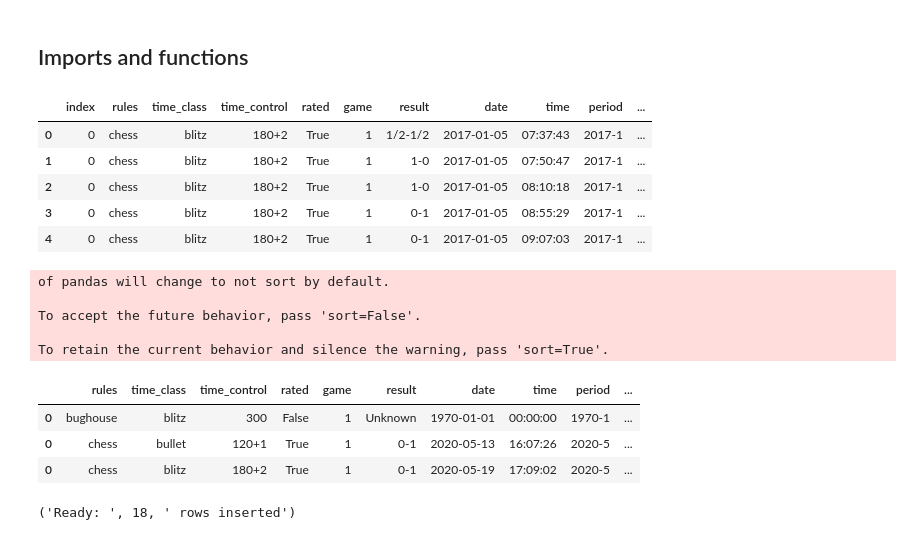
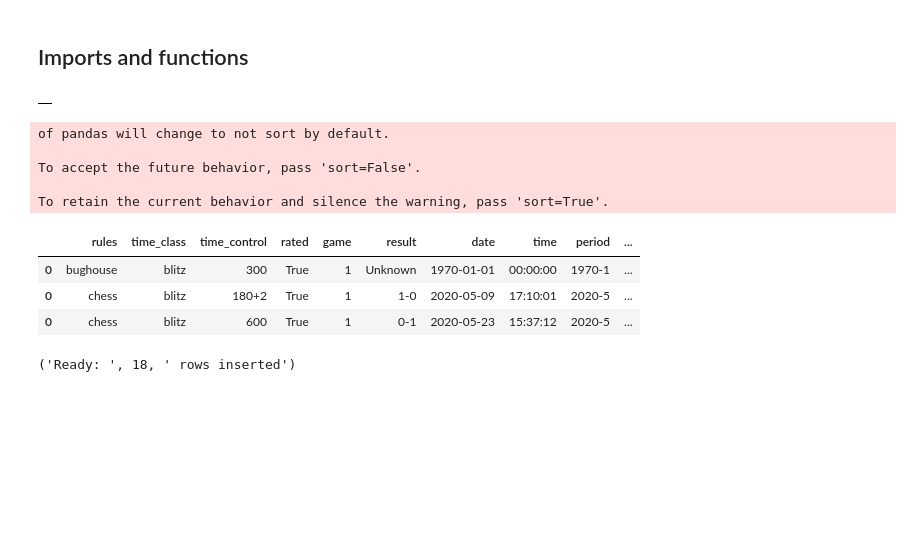
Before and after one commit to rosolimo212/chesscom, a Jupyter notebook: API_import.ipynb, the cells around one changed output. Saved outputs shown, nothing was run; the diff lists cells and outputs as text; code cells hidden in the pictures; blank space fills up the shorter version.

```diff
--- a/API_import.ipynb
+++ b/API_import.ipynb
@@ -39,18 +39,14 @@ from data_load import *
 # %%
 get_data("""
 
-select *
-from chesscom_players
+--delete
+--from chesscom_players
+--where date>='2020-01-01'
 
-limit 5
+--limit 5
 """)
 # %% [output]
-|  | index | rules | time_class | time_control | rated | game | result | date | time | period | ... |
-| 0 | 0 | chess | blitz | 180+2 | True | 1 | 1/2-1/2 | 2017-01-05 | 07:37:43 | 2017-1 | ... |
-| 1 | 0 | chess | blitz | 180+2 | True | 1 | 1-0 | 2017-01-05 | 07:50:47 | 2017-1 | ... |
-| 2 | 0 | chess | blitz | 180+2 | True | 1 | 1-0 | 2017-01-05 | 08:10:18 | 2017-1 | ... |
-| 3 | 0 | chess | blitz | 180+2 | True | 1 | 0-1 | 2017-01-05 | 08:55:29 | 2017-1 | ... |
-| 4 | 0 | chess | blitz | 180+2 | True | 1 | 0-1 | 2017-01-05 | 09:07:03 | 2017-1 | ... |
+|  |
 # %%
 # heplfull instruments
 
@@ -298,12 +294,12 @@ To accept the future behavior, pass 'sort=False'.
 
 To retain the current behavior and silence the warning, pass 'sort=True'.
 # %%
-third_data.sample(3)
+df_to_work.sample(3)
 # %% [output]
 |  | rules | time_class | time_control | rated | game | result | date | time | period | ... |
-| 0 | bughouse | blitz | 300 | False | 1 | Unknown | 1970-01-01 | 00:00:00 | 1970-1 | ... |
-| 0 | chess | bullet | 120+1 | True | 1 | 0-1 | 2020-05-13 | 16:07:26 | 2020-5 | ... |
-| 0 | chess | blitz | 180+2 | True | 1 | 0-1 | 2020-05-19 | 17:09:02 | 2020-5 | ... |
+| 0 | bughouse | blitz | 300 | True | 1 | Unknown | 1970-01-01 | 00:00:00 | 1970-1 | ... |
+| 0 | chess | blitz | 180+2 | True | 1 | 1-0 | 2020-05-09 | 17:10:01 | 2020-5 | ... |
+| 0 | chess | blitz | 600 | True | 1 | 0-1 | 2020-05-23 | 15:37:12 | 2020-5 | ... |
 # %%
 year=2020
 month=7
```
Also changed, not shown: parts of 2 cells of this notebook.
